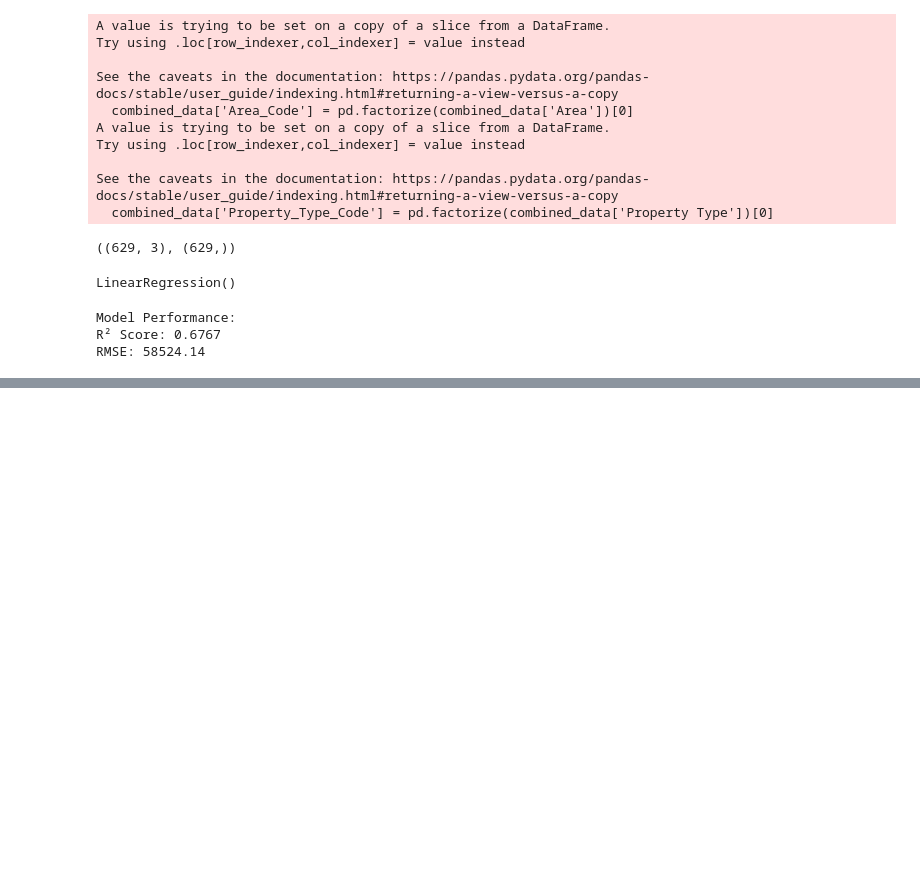
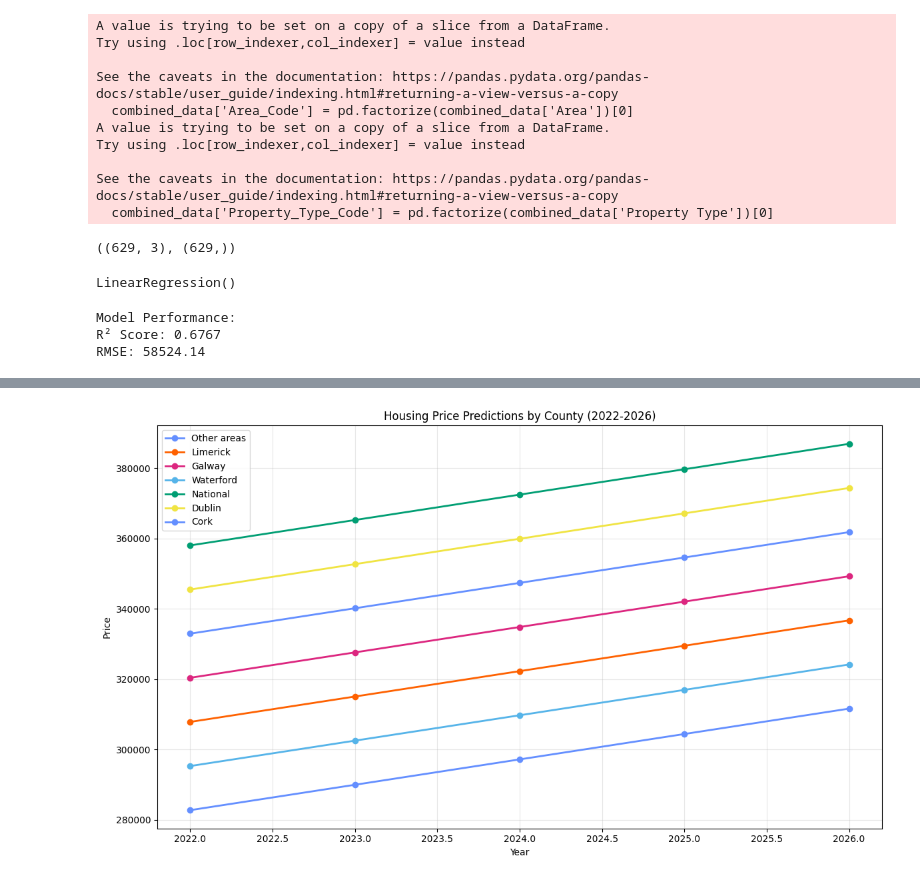
Before and after one commit to babiweltson/strategicthinkingCA3, a Jupyter notebook: CA3StrategicThinking.ipynb, the cells around one changed output, grey strips where cells are left out. Saved outputs shown, nothing was run; the diff lists cells and outputs as text; code cells hidden in the pictures; blank space fills up the shorter version.

```diff
--- a/CA3StrategicThinking.ipynb
+++ b/CA3StrategicThinking.ipynb
@@ -368,0 +442,29 @@ Neural Network: -0.0104
+# %%
+plt.figure(figsize=(12, 7))
+years = list(range(2022, 2027))
+colors = ['#648fff', '#fe6100', '#dc267f', '#56B4E9', '#009E73', '#F0E442']
+
+for i, area_code in enumerate(X_test['Area_Code'].unique()):
+    county = area_names.get(area_code, f"Area {area_code}")
+    yearly_values = []
+
+    for year in years:
+        future_data = pd.DataFrame({
+            'Year': [year],
+            'Area_Code': [area_code],
+            'Property_Type_Code': [X_test['Property_Type_Code'].mean()]
+        })
+        prediction = model.predict(future_data)[0]
+        yearly_values.append(prediction)
+
+    plt.plot(years, yearly_values, marker='o', linewidth=2, label=county, color=colors[i % len(colors)])
+
+plt.title('Housing Price Predictions by County (2022-2026)')
+plt.xlabel('Year')
+plt.ylabel('Price')
+plt.grid(True, alpha=0.3)
+plt.legend()
+plt.tight_layout()
+plt.show()
+# %% [output]
+[figure, added]
```
Also changed, not shown: parts of 9 cells of this notebook.
